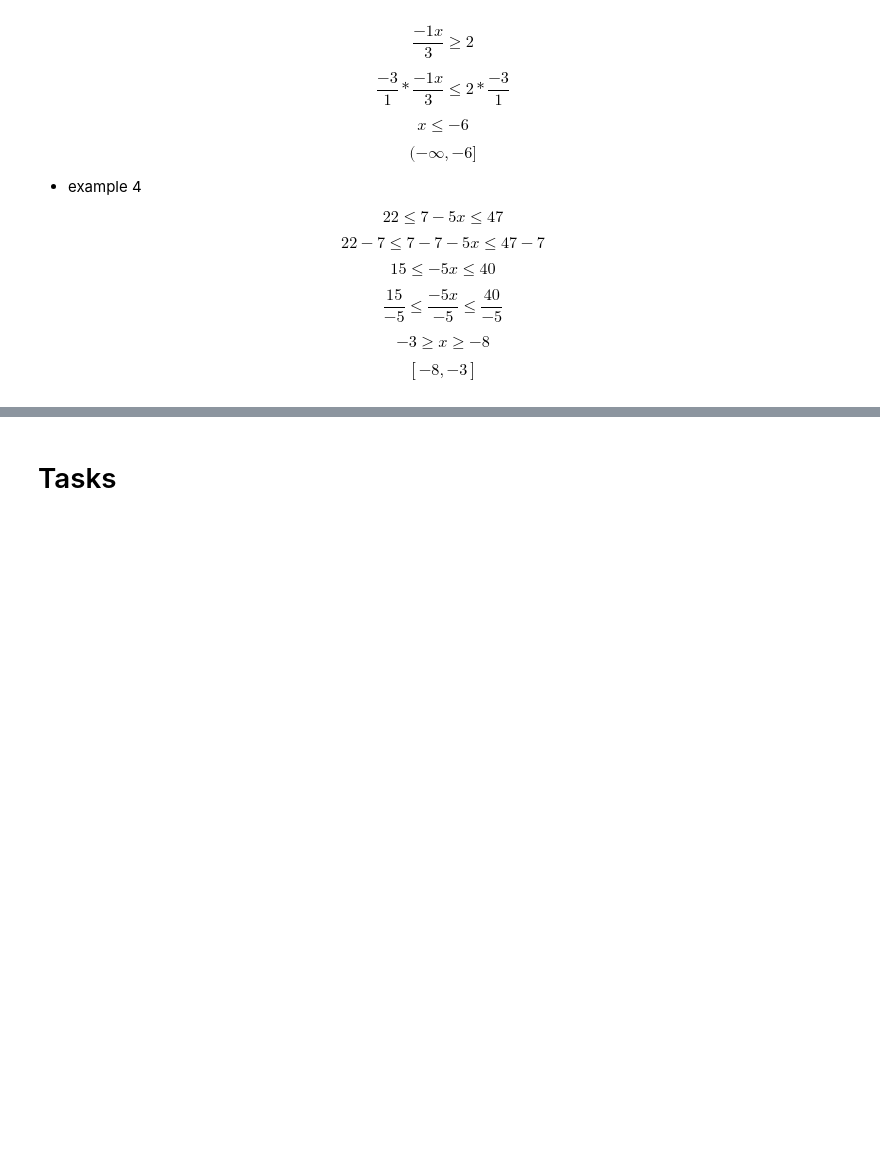
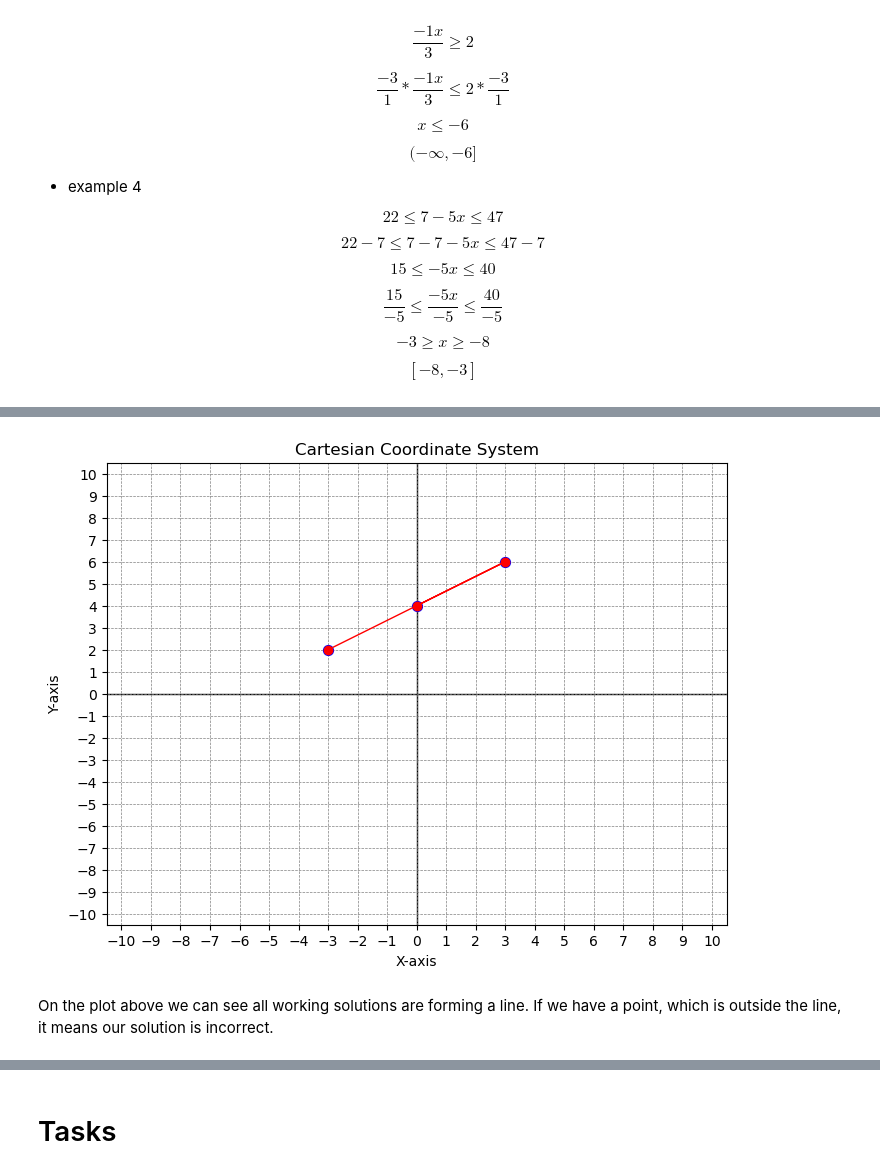
Before and after one commit to BZIvanov/Learning-Algebra, a Jupyter notebook: Algebra1/Algebra1.ipynb, the cells around one changed output, grey strips where cells are left out. Drawn from its saved outputs; the diff is of its cells as text; code cells hidden in the pictures; blank space fills up the shorter version.

```diff
--- a/Algebra1/Algebra1.ipynb
+++ b/Algebra1/Algebra1.ipynb
@@ -314,0 +440,48 @@ $$ [-8,-3] $$
+# %%
+import matplotlib.pyplot as plt
+
+# Define points
+points = [(0, 4), (3, 6), (-3, 2)]
+
+# Define ranges for the axes based on points
+x_min = -10
+x_max = 10
+y_min = -10
+y_max = 10
+
+# Create the plot
+plt.figure(figsize=(8, 6))
+
+# Plot the axes
+plt.axhline(y=0, color='black', linewidth=1, zorder=0)
+plt.xticks(range(x_min, x_max + 1))
+plt.xlabel('X-axis')
+plt.axvline(x=0, color='black', linewidth=1, zorder=0)
+plt.yticks(range(y_min, y_max + 1))
+plt.ylabel('Y-axis')
+
+# Add labels and title
+plt.title('Cartesian Coordinate System')
+plt.grid(True, linestyle='--', linewidth=0.5, color='gray', zorder=0)
+
+# Set limits slightly bigger than defined ranges
+plt.xlim([x_min - 0.5, x_max + 0.5])
+plt.ylim([y_min - 0.5, y_max + 0.5])
+
+# Plot the points
+for x, y in points:
+    plt.scatter(x, y, marker='o', color='blue', s=50, zorder=2)
+
+# Extract x and y coordinates for line plot
+x_coords = [point[0] for point in points]
+y_coords = [point[1] for point in points]
+
+# Plot the line connecting the points
+plt.plot(x_coords, y_coords, marker='o', color='red', linestyle='-', linewidth=1, zorder=3)
+
+# Show the plot
+plt.show()
+# %% [output]
+[figure, added]
+# %% [markdown]
+On the plot above we can see all working solutions are forming a line. If we have a point, which is outside the line, it means our solution is incorrect.
```
Also changed, not shown: parts of 8 cells of this notebook.
